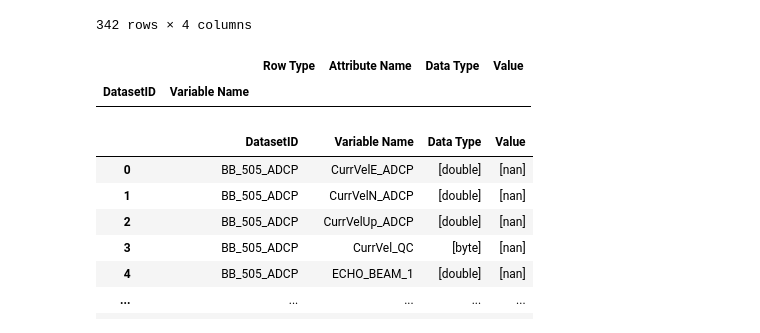
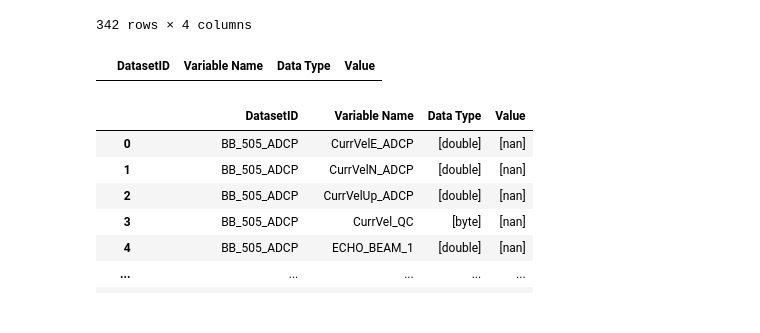
Before and after one commit to vliz-be-opsci/george-analysis, a Jupyter notebook: notebooks/EMSO-ERIC-ERDDAPserver.ipynb, the cells around one changed output. Saved outputs shown, nothing was run; the diff lists cells and outputs as text; code cells hidden in the pictures.

```diff
--- a/notebooks/EMSO-ERIC-ERDDAPserver.ipynb
+++ b/notebooks/EMSO-ERIC-ERDDAPserver.ipynb
@@ -176,14 +176,16 @@ metadatainfo_df.groupby(['DatasetID', 'Row Type']).nunique()
 342 rows × 4 columns
 # %%
 # Explore the dimensions of each dataset (Row Type = 'dimension')
-dim_info = metadatainfo_df[ metadatainfo_df['Row Type'] == 'dimension'].groupby(['DatasetID', 'Variable Name']).nunique()
+dim_info = metadatainfo_df[ metadatainfo_df['Row Type'] == 'dimension'].groupby(['DatasetID', 'Variable Name']).agg({
+        'Data Type': 'unique',
+        'Value': 'unique'
+    }).reset_index()
 
 dim_info.to_csv("properties/EMSO_ERDDAP_dataset_metadata_dimensions.csv", index=False)
 
 dim_info
 # %% [output]
-|  |  | Row Type | Attribute Name | Data Type | Value |
-| DatasetID | Variable Name |  |  |  |  |
+|  | DatasetID | Variable Name | Data Type | Value |
 # %%
 # Explore the variables of each dataset (Row Type = 'variable')
 #note: in netCDFs, attributes represent additional information
```
Also changed, not shown: parts of 36 cells of this notebook, 10 other files.
